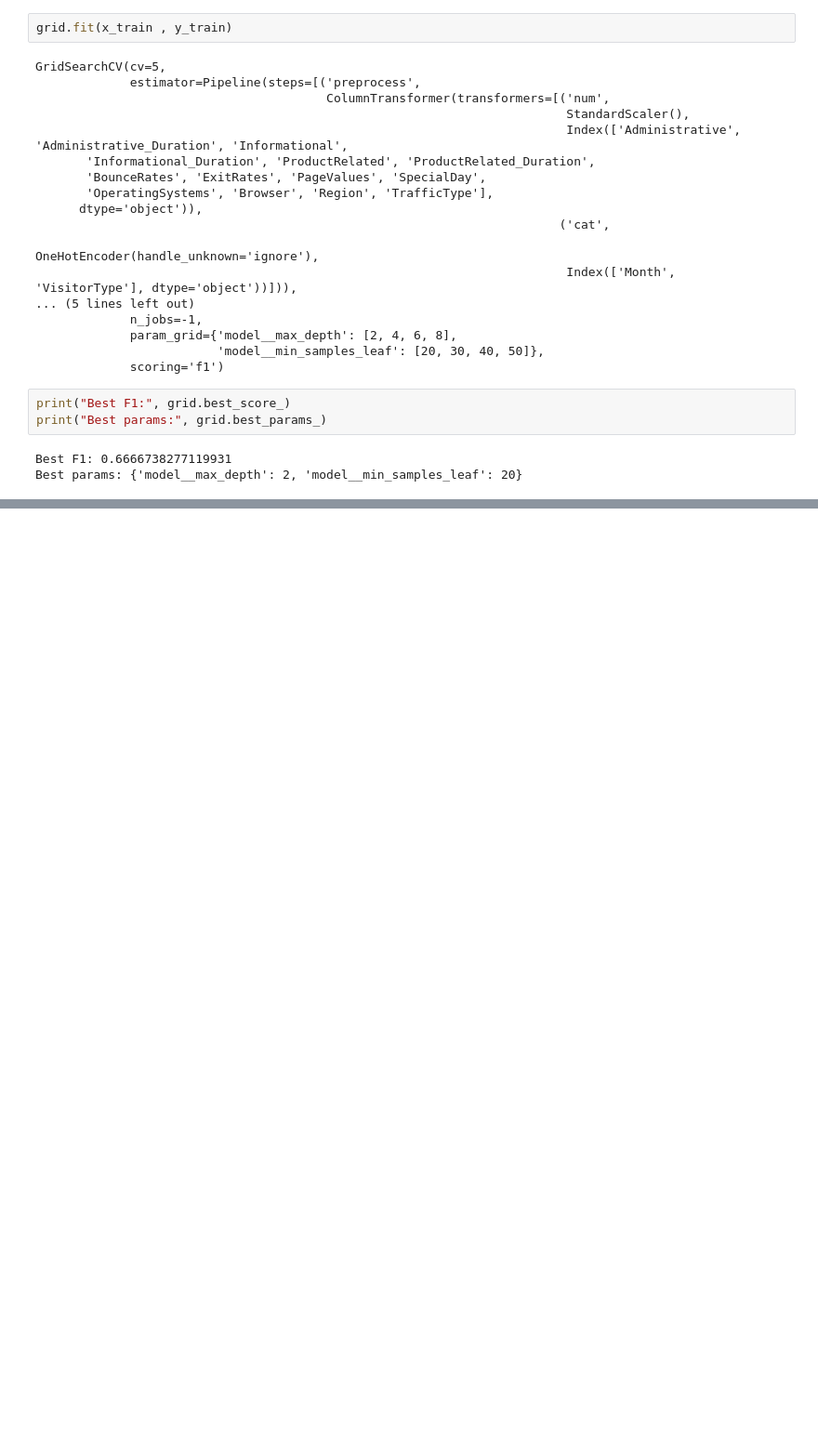
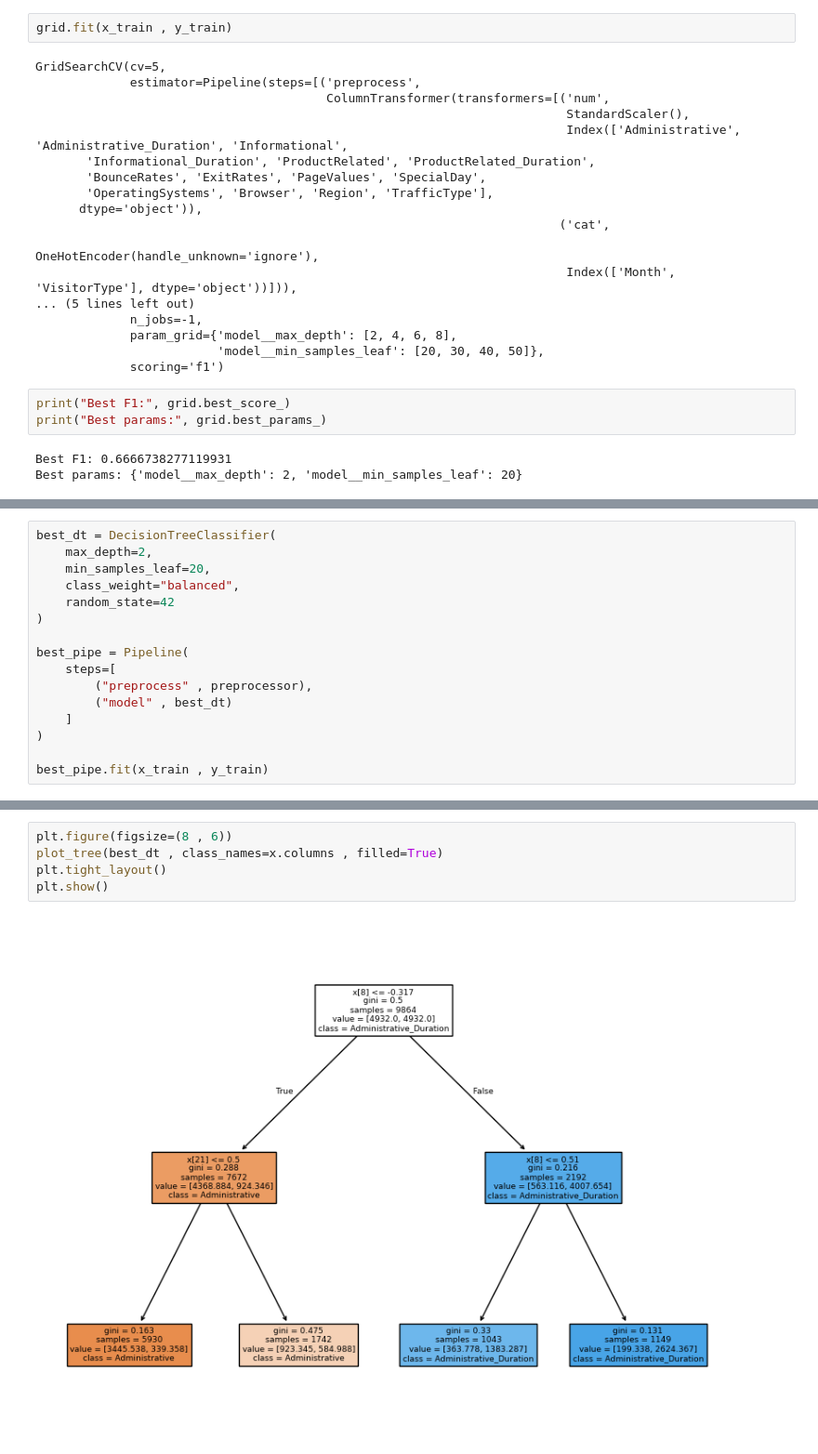
Before and after one commit to adit301206/Learning_ML, a Jupyter notebook: Shop_Smart_E-Commerce/ShopSmart_E-Commerce.ipynb, the cells around one changed output, grey strips where cells are left out. Shown at 93% size. Saved outputs shown, nothing was run; the diff lists cells and outputs as text; blank space fills up the shorter version.

```diff
--- a/Shop_Smart_E-Commerce/ShopSmart_E-Commerce.ipynb
+++ b/Shop_Smart_E-Commerce/ShopSmart_E-Commerce.ipynb
@@ -195,0 +198,16 @@ Best params: {'model__max_depth': 2, 'model__min_samples_leaf': 20}
+# %%
+best_dt = DecisionTreeClassifier(
+    max_depth=2,
+    min_samples_leaf=20,
+    class_weight="balanced",
+    random_state=42
+)
+
+best_pipe = Pipeline(
+    steps=[
+        ("preprocess" , preprocessor),
+        ("model" , best_dt)
+    ]
+)
+
+best_pipe.fit(x_train , y_train)
@@ -195,0 +252,7 @@ Best params: {'model__max_depth': 2, 'model__min_samples_leaf': 20}
+# %%
+plt.figure(figsize=(8 , 6))
+plot_tree(best_dt , class_names=x.columns , filled=True)
+plt.tight_layout()
+plt.show()
+# %% [output]
+[figure, added]
```
Also changed, not shown: parts of 3 cells of this notebook, 1 other file.
